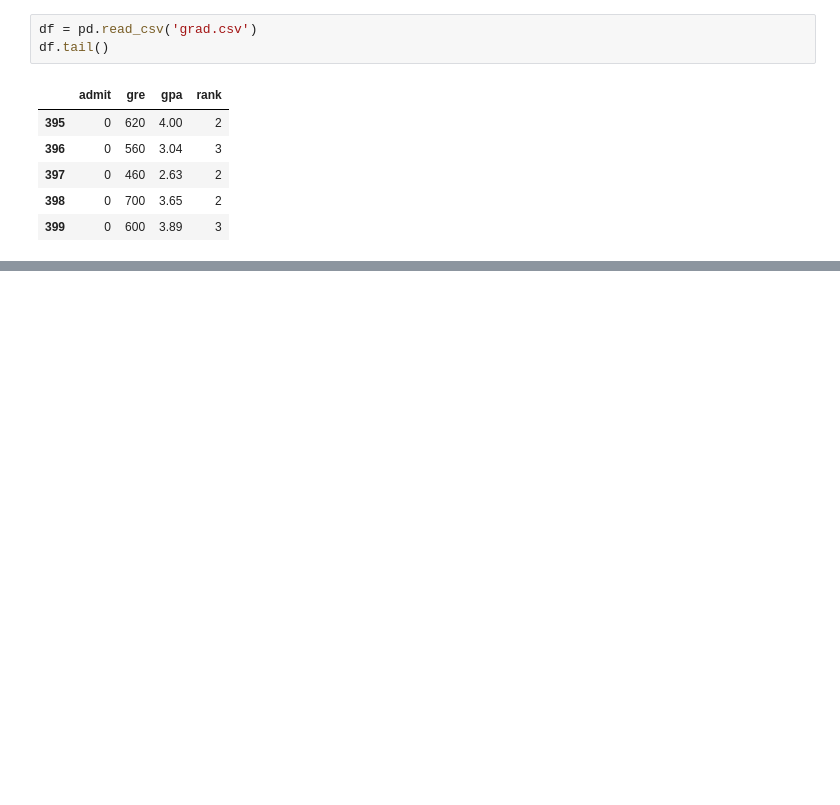
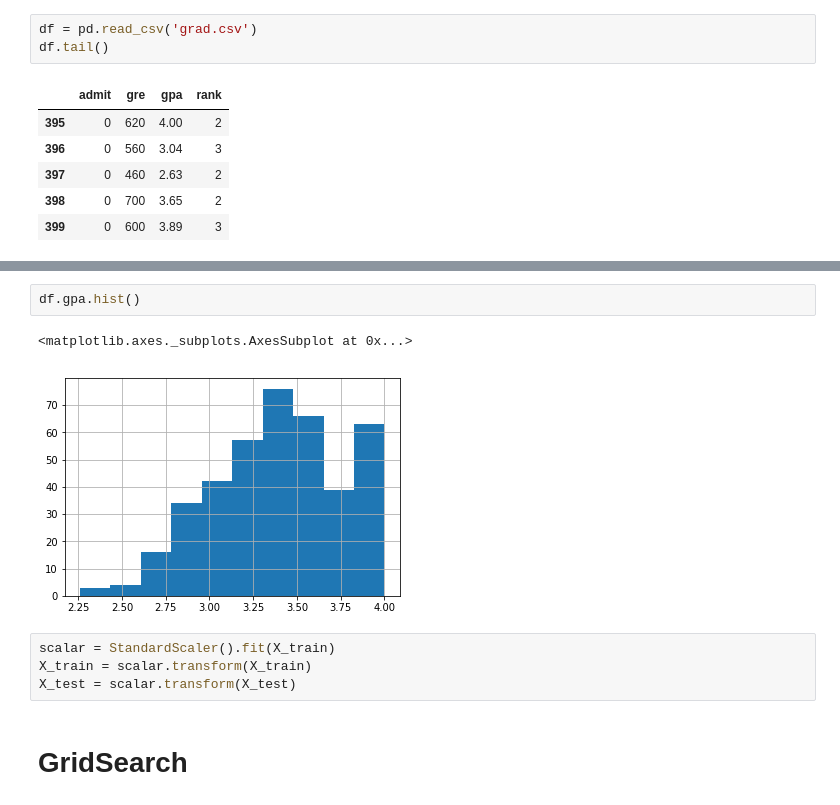
Before and after one commit to Jolene817/grad-school-project, a Jupyter notebook: grad-school-assignment.ipynb, the cells around one changed output, grey strips where cells are left out. Cells and saved outputs as stored; diff of their text form; blank space fills up the shorter version.

```diff
--- a/grad-school-assignment.ipynb
+++ b/grad-school-assignment.ipynb
@@ -32,0 +74,11 @@ ValueError: Found input variables with inconsistent numbers of samples: [3, 400]
+# %%
+df.gpa.hist()
+# %% [output]
+<matplotlib.axes._subplots.AxesSubplot at 0x...>
+[figure, added]
+# %%
+scalar = StandardScaler().fit(X_train)
+X_train = scalar.transform(X_train)
+X_test = scalar.transform(X_test)
+# %% [markdown]
+# GridSearch
```
Also changed, not shown: parts of 29 cells of this notebook, 3 other files.
